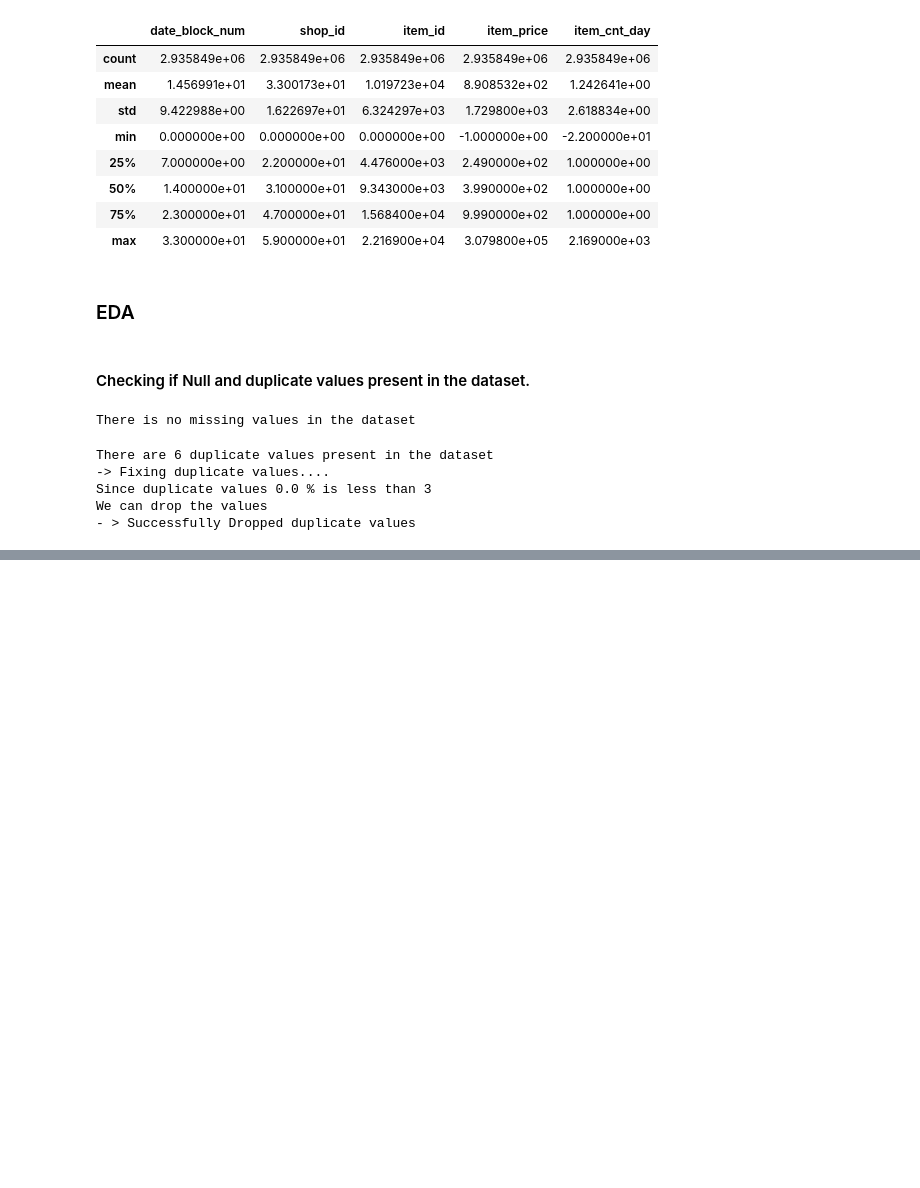
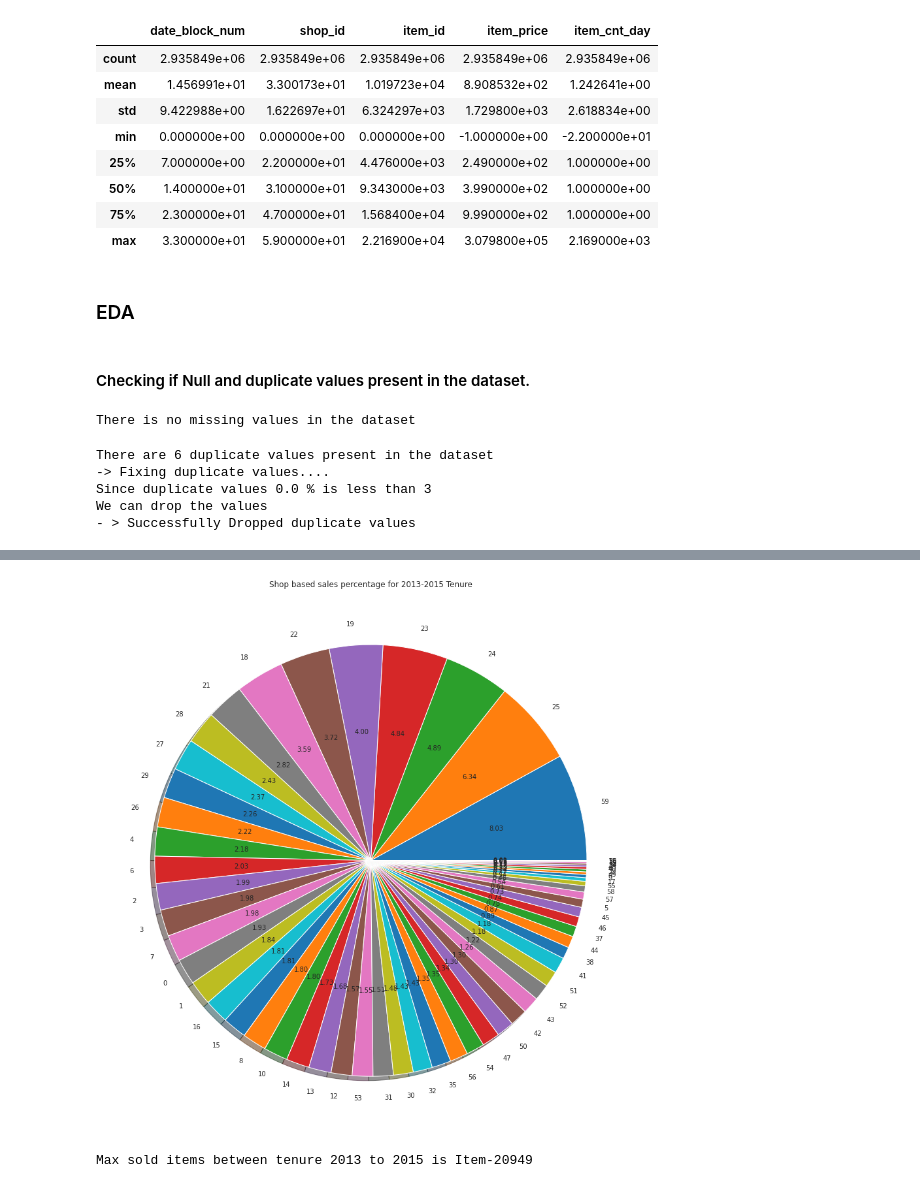
Before and after one commit to Abhishek768/Kaggle-challenge-I, a Jupyter notebook: Project.ipynb, the cells around one changed output, grey strips where cells are left out. Saved outputs shown, nothing was run; the diff lists cells and outputs as text; code cells hidden in the pictures; blank space fills up the shorter version.

```diff
--- a/Project.ipynb
+++ b/Project.ipynb
@@ -91,0 +135,12 @@ We can drop the values
+# %%
+plt.figure(figsize=(17,12));
+plt.title('Shop based sales percentage for 2013-2015 Tenure');
+plt.pie(df['shop_id'].value_counts(), labels=df['shop_id'].unique(), autopct='%.2f', shadow=True);
+plt.tight_layout();
+# %% [output]
+[figure, added]
+# %%
+max_sold_item = df['item_id'].value_counts().sort_values(ascending=False).idxmax()
+print(f'Max sold items between tenure 2013 to 2015 is Item-{max_sold_item}')
+# %% [output]
+Max sold items between tenure 2013 to 2015 is Item-20949
```
Also changed, not shown: parts of 12 cells of this notebook.
